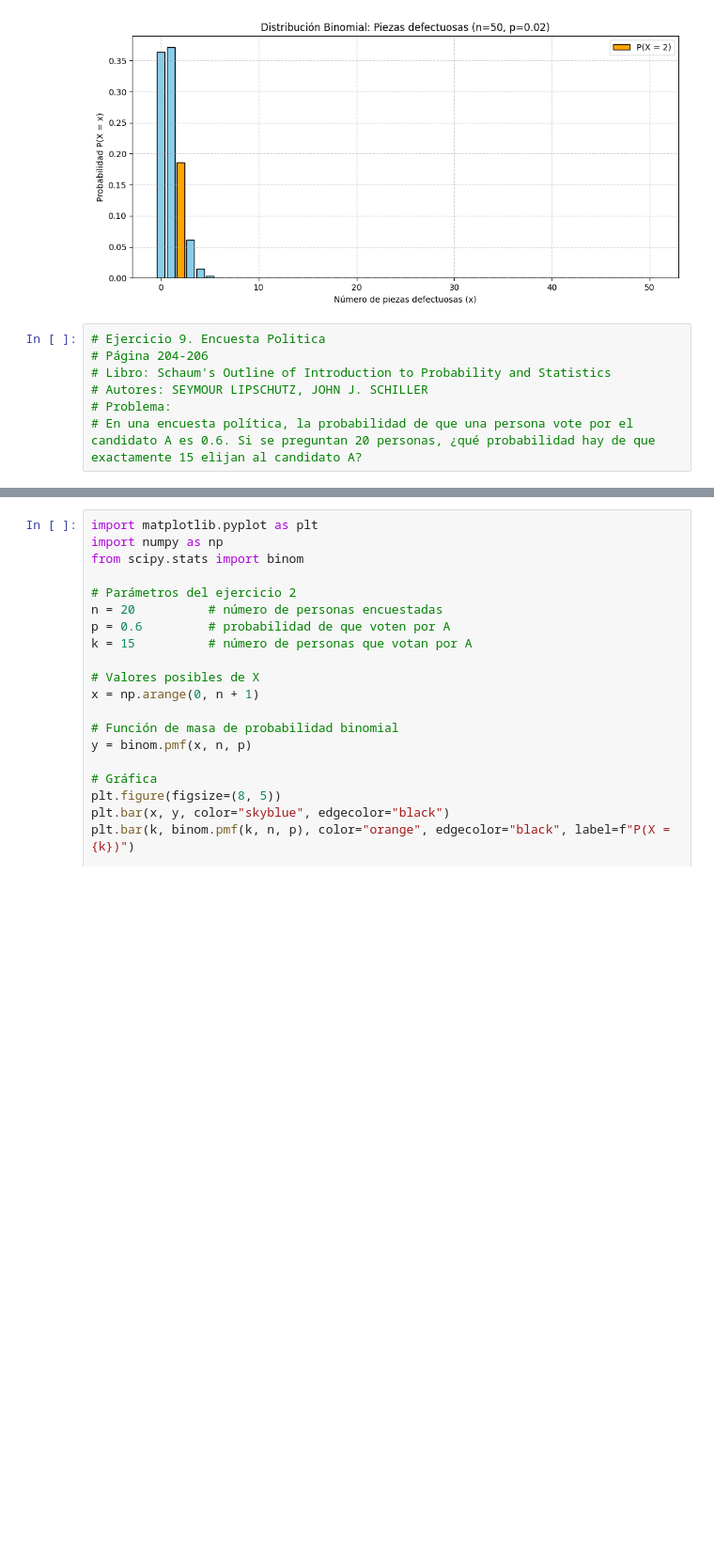
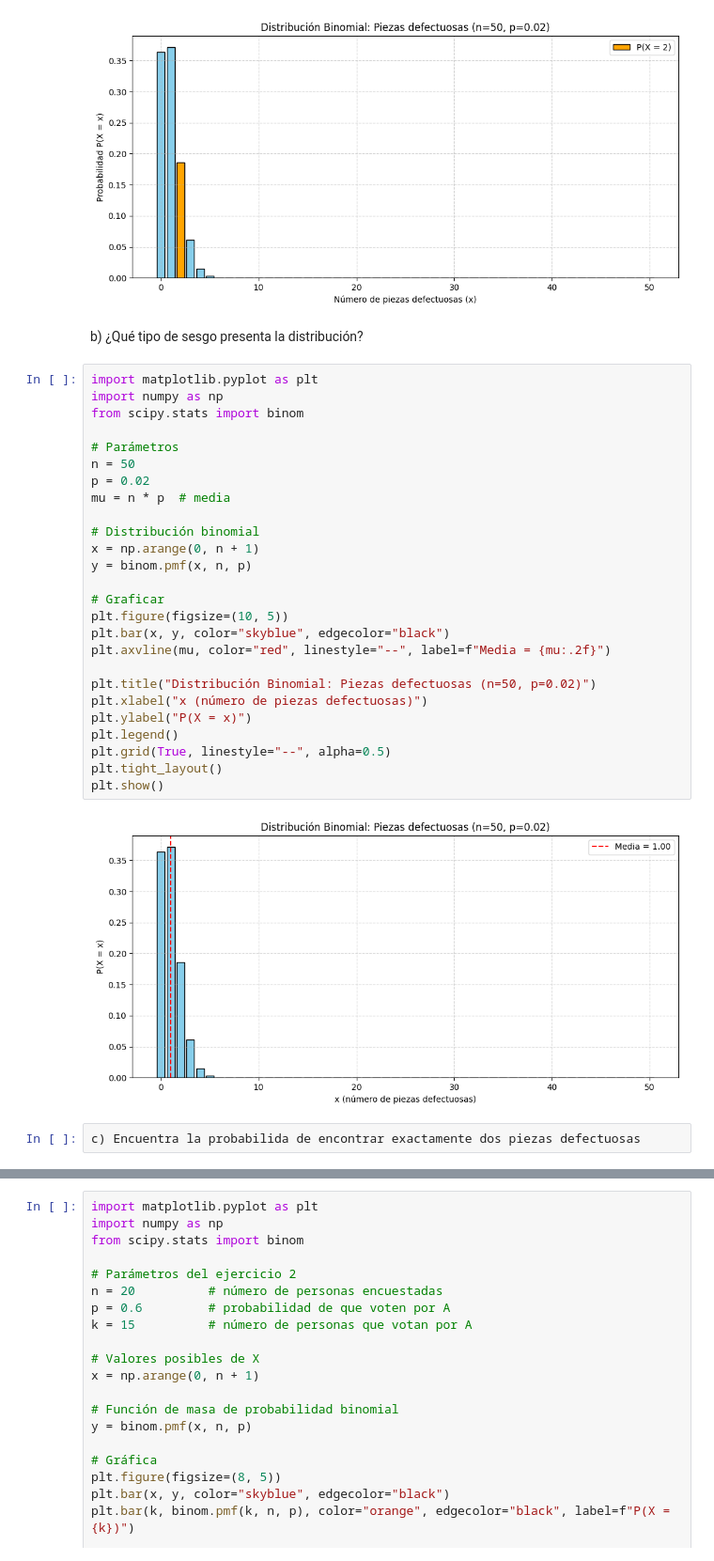
Before and after one commit to andyarzate28/Binomial-team, a Jupyter notebook: andrea.ipynb, the cells around one changed output, grey strips where cells are left out. Shown at 94% size. Cells and saved outputs as stored; diff of their text form; blank space fills up the shorter version.

```diff
--- a/andrea.ipynb
+++ b/andrea.ipynb
@@ -76,10 +151,35 @@ plt.tight_layout()
 plt.show()
 # %% [output]
 [figure]
-# %%
-# Ejercicio 9. Encuesta Politica
-# Página 204-206
-# Libro: Schaum's Outline of Introduction to Probability and Statistics
-# Autores: SEYMOUR LIPSCHUTZ, JOHN J. SCHILLER
-# Problema:
-# En una encuesta política, la probabilidad de que una persona vote por el candidato A es 0.6. Si se preguntan 20 personas, ¿qué probabilidad hay de que exactamente 15 elijan al candidato A?
+# %% [markdown]
+b) ¿Qué tipo de sesgo presenta la distribución?
+# %%
+import matplotlib.pyplot as plt
+import numpy as np
+from scipy.stats import binom
+
+# Parámetros
+n = 50
+p = 0.02
+mu = n * p  # media
+
+# Distribución binomial
+x = np.arange(0, n + 1)
+y = binom.pmf(x, n, p)
+
+# Graficar
+plt.figure(figsize=(10, 5))
+plt.bar(x, y, color="skyblue", edgecolor="black")
+plt.axvline(mu, color="red", linestyle="--", label=f"Media = {mu:.2f}")
+
+plt.title("Distribución Binomial: Piezas defectuosas (n=50, p=0.02)")
+plt.xlabel("x (número de piezas defectuosas)")
+plt.ylabel("P(X = x)")
+plt.legend()
+plt.grid(True, linestyle="--", alpha=0.5)
+plt.tight_layout()
+plt.show()
+# %% [output]
+[figure, added]
+# %%
+c) Encuentra la probabilida de encontrar exactamente dos piezas defectuosas
```
Also changed, not shown: parts of 15 cells of this notebook.
